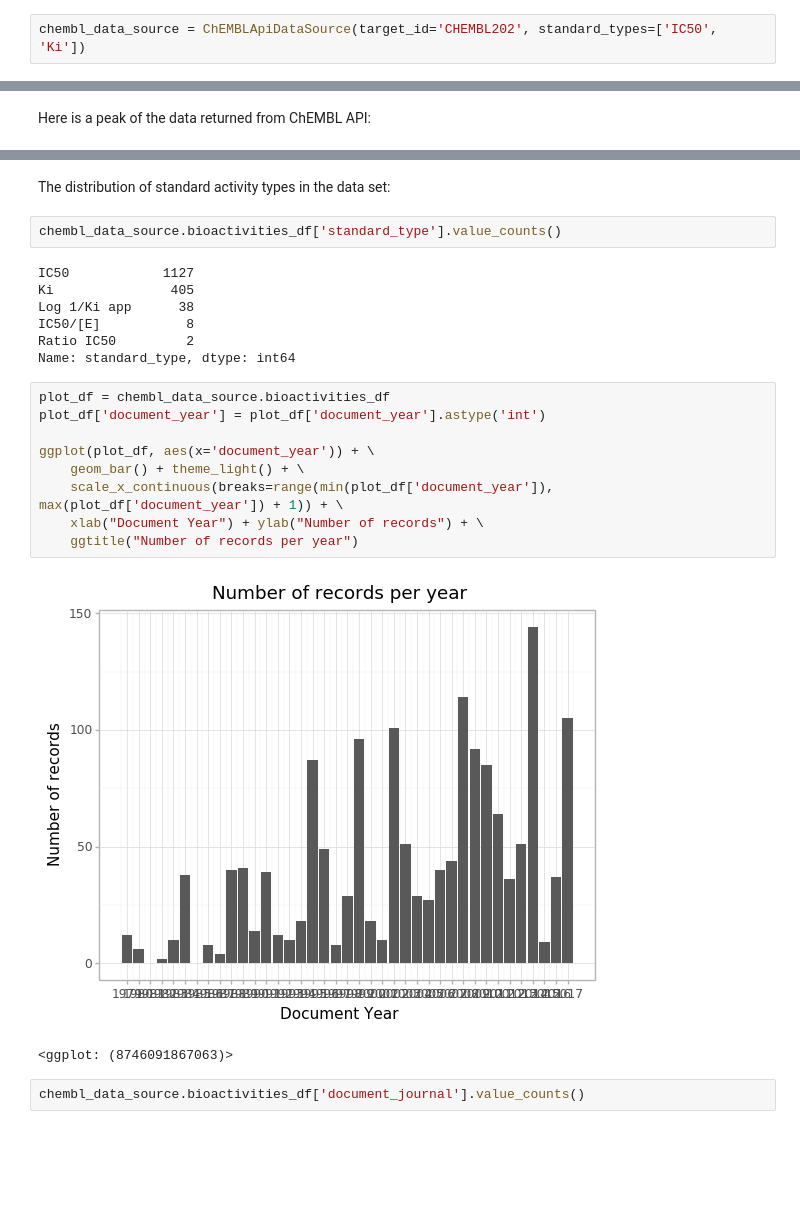
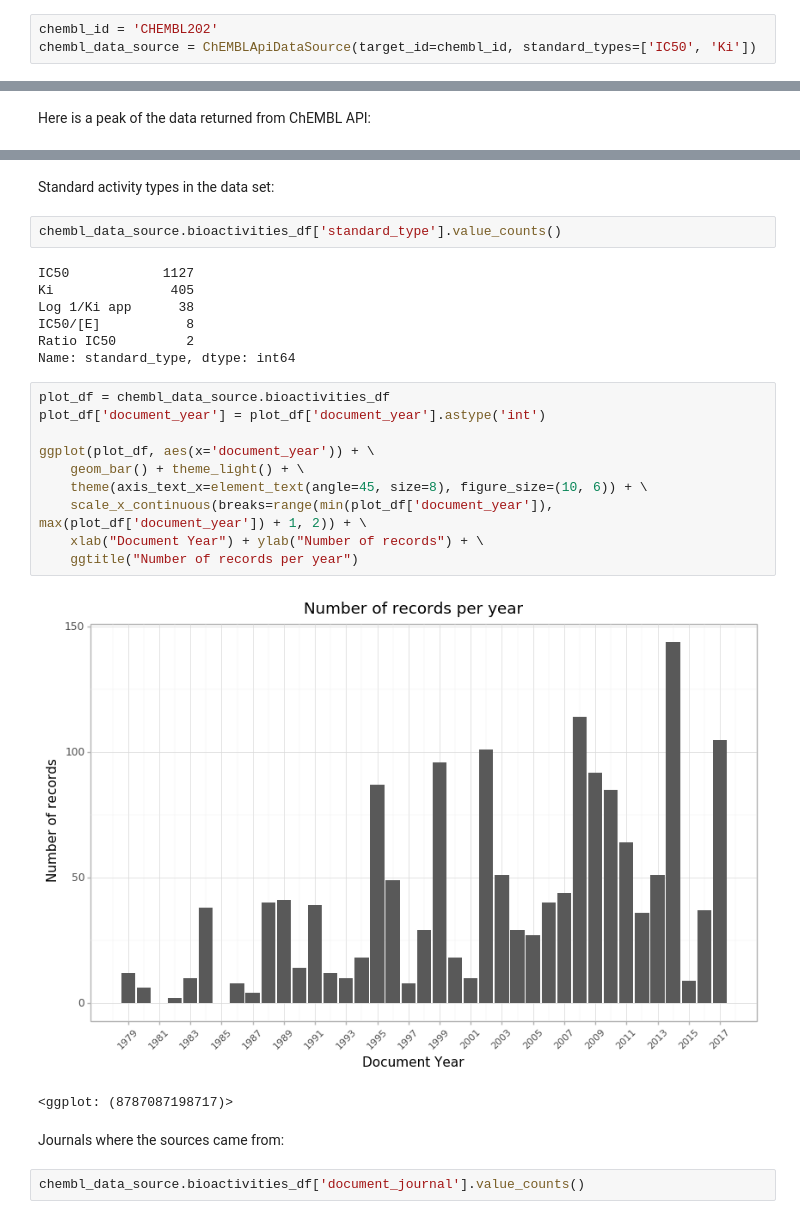
Before and after one commit to KISysBio/modSAR, a Jupyter notebook: processing/notebooks/Notebook 01 - Data Preprocessing.ipynb, the cells around one changed output, grey strips where cells are left out. Cells and saved outputs as stored; diff of their text form; blank space fills up the shorter version.

```diff
--- a/processing/notebooks/Notebook 01 - Data Preprocessing.ipynb
+++ b/processing/notebooks/Notebook 01 - Data Preprocessing.ipynb
@@ -47,5 +23,6 @@ result[0]
 # %%
-chembl_data_source = ChEMBLApiDataSource(target_id='CHEMBL202', standard_types=['IC50', 'Ki'])
+chembl_id = 'CHEMBL202'
+chembl_data_source = ChEMBLApiDataSource(target_id=chembl_id, standard_types=['IC50', 'Ki'])
 # %% [output]
 Progress: |██████████████████████████████████████████████████| 100.0% Complete
 # %% [markdown]
@@ -71,5 +45,5 @@ chembl_data_source.bioactivities_df.head()
 # %% [markdown]
-The distribution of standard activity types in the data set:
+Standard activity types in the data set:
 # %%
 chembl_data_source.bioactivities_df['standard_type'].value_counts()
 # %% [output]
@@ -82,15 +56,18 @@ Name: standard_type, dtype: int64
 # %%
 plot_df = chembl_data_source.bioactivities_df
 plot_df['document_year'] = plot_df['document_year'].astype('int')
 
 ggplot(plot_df, aes(x='document_year')) + \
     geom_bar() + theme_light() + \
-    scale_x_continuous(breaks=range(min(plot_df['document_year']), max(plot_df['document_year']) + 1)) + \
+    theme(axis_text_x=element_text(angle=45, size=8), figure_size=(10, 6)) + \
+    scale_x_continuous(breaks=range(min(plot_df['document_year']), max(plot_df['document_year']) + 1, 2)) + \
     xlab("Document Year") + ylab("Number of records") + \
     ggtitle("Number of records per year")
 # %% [output]
-[figure, old version]
+[figure, new version]
-<ggplot: (8746091867063)>
+<ggplot: (8787087198717)>
+# %% [markdown]
+Journals where the sources came from:
 # %%
 chembl_data_source.bioactivities_df['document_journal'].value_counts()
 # %% [output]
```
Also changed, not shown: parts of 43 cells of this notebook.
